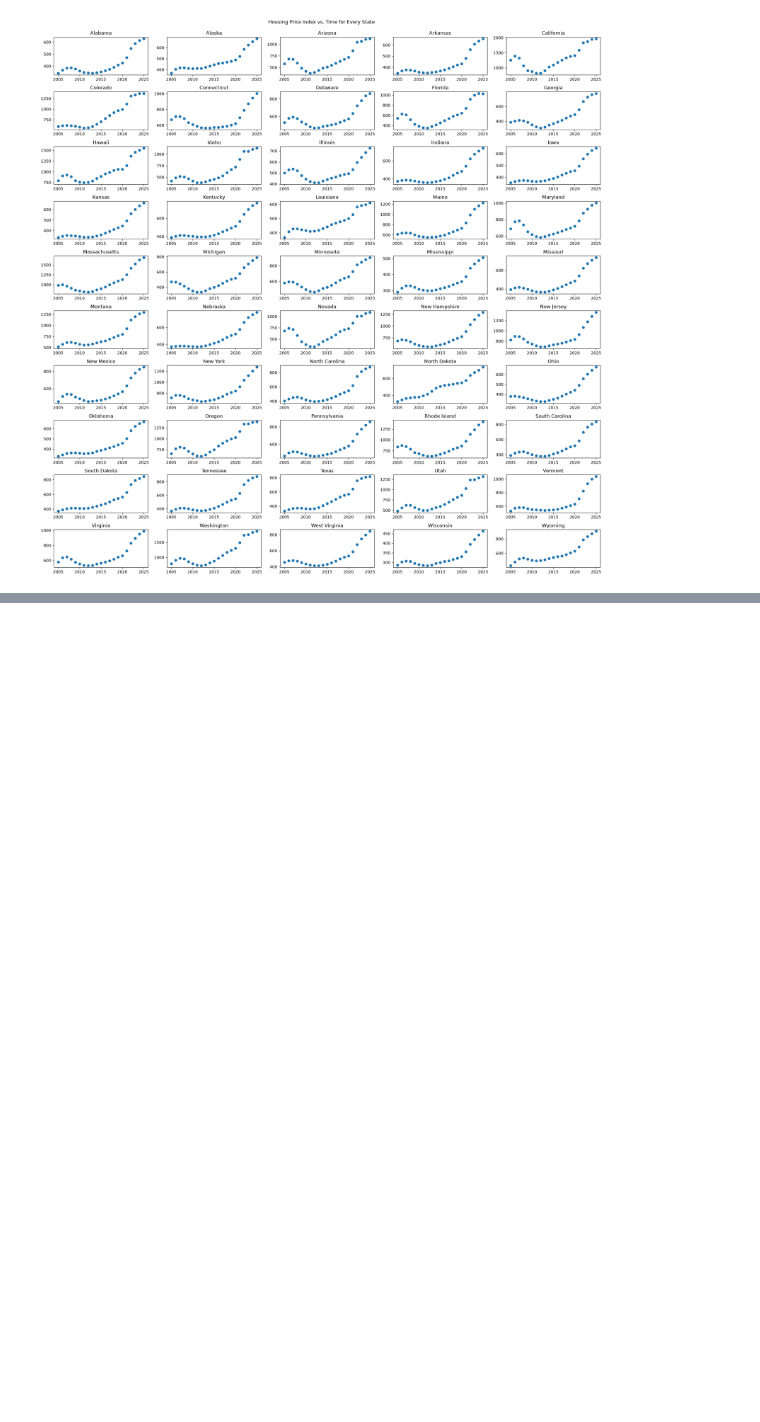
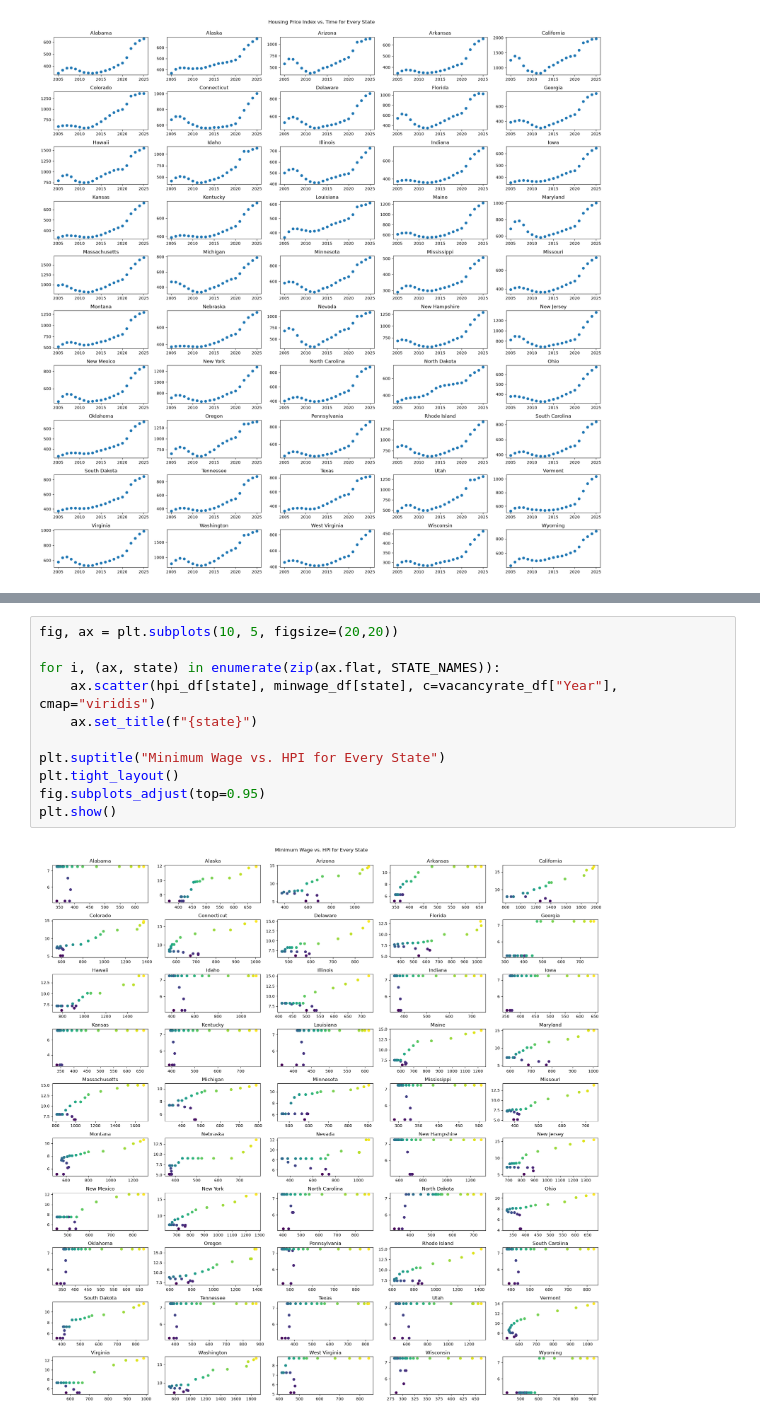
Before and after one commit to coltranebu/cs506-final-project, a Jupyter notebook: notebooks/eda.ipynb, the cells around one changed output, grey strips where cells are left out. Drawn from its saved outputs; the diff is of its cells as text; blank space fills up the shorter version.

```diff
--- a/notebooks/eda.ipynb
+++ b/notebooks/eda.ipynb
@@ -144,0 +145,13 @@ plt.show()
+# %%
+fig, ax = plt.subplots(10, 5, figsize=(20,20))
+
+for i, (ax, state) in enumerate(zip(ax.flat, STATE_NAMES)):
+    ax.scatter(hpi_df[state], minwage_df[state], c=vacancyrate_df["Year"], cmap="viridis")
+    ax.set_title(f"{state}")
+
+plt.suptitle("Minimum Wage vs. HPI for Every State")
+plt.tight_layout()
+fig.subplots_adjust(top=0.95)
+plt.show()
+# %% [output]
+[figure, added]
```
Also changed, not shown: parts of 4 cells of this notebook, 1 other file.
